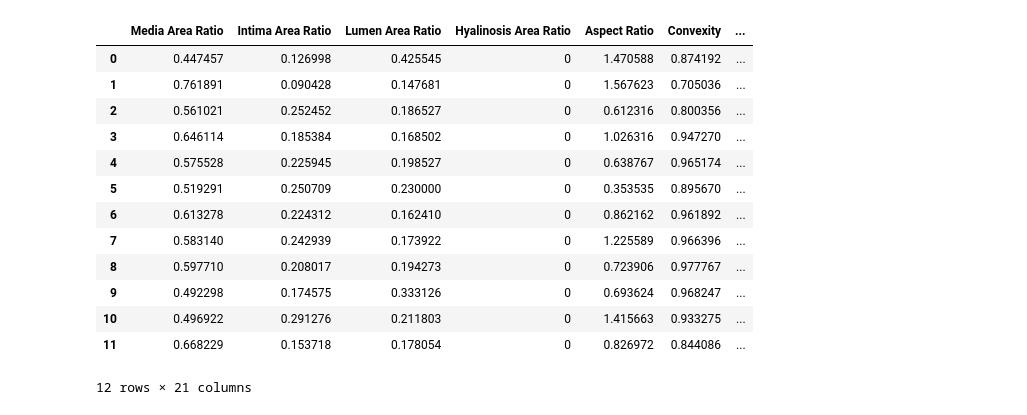
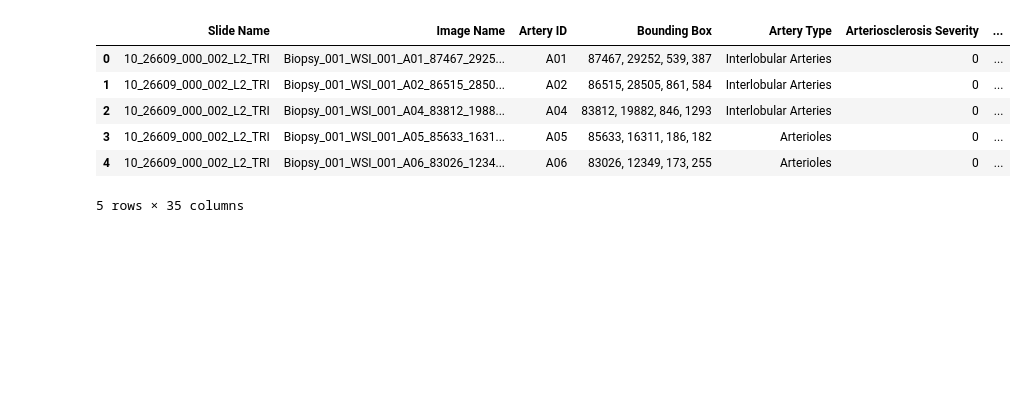
Before and after one commit to code-by-jin/vessel-ai, a Jupyter notebook: step_5_thickness_measurement/stat_features.ipynb, the cells around one changed output. Saved outputs shown, nothing was run; the diff lists cells and outputs as text; code cells hidden in the pictures; blank space fills up the shorter version.

```diff
--- a/step_5_thickness_measurement/stat_features.ipynb
+++ b/step_5_thickness_measurement/stat_features.ipynb
@@ -30 +35,15 @@ suffix = "_measurements"
+# %%
+collected_features = pd.read_csv(FEATURES_PATH.replace(".xlsx", f"{suffix}.csv"))
+for disease_type in DISEASE_TYPES:
+    collected_features[f"{disease_type} Severity"] = collected_features[f"{disease_type} Severity"].map(CLASSIFICATION_SEVERITY_MAPPING)
+collected_features = collected_features.dropna()
+collected_features.head()
+# %% [output]
+|  | Slide Name | Image Name | Artery ID | Bounding Box | Artery Type | Arteriosclerosis Severity | ... |
+| 0 | 10_26609_000_002_L2_TRI | Biopsy_001_WSI_001_A01_87467_2925... | A01 | 87467, 29252, 539, 387 | Interlobular Arteries | 0 | ... |
+| 1 | 10_26609_000_002_L2_TRI | Biopsy_001_WSI_001_A02_86515_2850... | A02 | 86515, 28505, 861, 584 | Interlobular Arteries | 0 | ... |
+| 2 | 10_26609_000_002_L2_TRI | Biopsy_001_WSI_001_A04_83812_1988... | A04 | 83812, 19882, 846, 1293 | Interlobular Arteries | 0 | ... |
+| 3 | 10_26609_000_002_L2_TRI | Biopsy_001_WSI_001_A05_85633_1631... | A05 | 85633, 16311, 186, 182 | Arterioles | 0 | ... |
+| 4 | 10_26609_000_002_L2_TRI | Biopsy_001_WSI_001_A06_83026_1234... | A06 | 83026, 12349, 173, 255 | Arterioles | 0 | ... |
+5 rows × 35 columns
 # %%
@@ -32,20 +54,3 @@ feature_names = ['Media Area Ratio', 'Intima Area Ratio', 'Lumen Area Ratio', 'H
                  'Intima Average', 'Intima Median', 'Intima Variance', 'Intima Peak Height', 'Intima Peak Prominence',
                  'Media Average', 'Media Median', 'Media Variance', 'Media Peak Height', 'Media Peak Prominence',
                  'Ratio Average', 'Ratio Median', 'Ratio Variance', 'Ratio Peak Height', 'Ratio Peak Prominence']
-# %%
-features.loc[:, feature_names]
-# %% [output]
-|  | Media Area Ratio | Intima Area Ratio | Lumen Area Ratio | Hyalinosis Area Ratio | Aspect Ratio | Convexity | ... |
-| 0 | 0.447457 | 0.126998 | 0.425545 | 0 | 1.470588 | 0.874192 | ... |
-| 1 | 0.761891 | 0.090428 | 0.147681 | 0 | 1.567623 | 0.705036 | ... |
-| 2 | 0.561021 | 0.252452 | 0.186527 | 0 | 0.612316 | 0.800356 | ... |
-| 3 | 0.646114 | 0.185384 | 0.168502 | 0 | 1.026316 | 0.947270 | ... |
-| 4 | 0.575528 | 0.225945 | 0.198527 | 0 | 0.638767 | 0.965174 | ... |
-| 5 | 0.519291 | 0.250709 | 0.230000 | 0 | 0.353535 | 0.895670 | ... |
-| 6 | 0.613278 | 0.224312 | 0.162410 | 0 | 0.862162 | 0.961892 | ... |
-| 7 | 0.583140 | 0.242939 | 0.173922 | 0 | 1.225589 | 0.966396 | ... |
-| 8 | 0.597710 | 0.208017 | 0.194273 | 0 | 0.723906 | 0.977767 | ... |
-| 9 | 0.492298 | 0.174575 | 0.333126 | 0 | 0.693624 | 0.968247 | ... |
-| 10 | 0.496922 | 0.291276 | 0.211803 | 0 | 1.415663 | 0.933275 | ... |
-| 11 | 0.668229 | 0.153718 | 0.178054 | 0 | 0.826972 | 0.844086 | ... |
-12 rows × 21 columns
```
Also changed, not shown: parts of 19 cells of this notebook, 5 other files.
